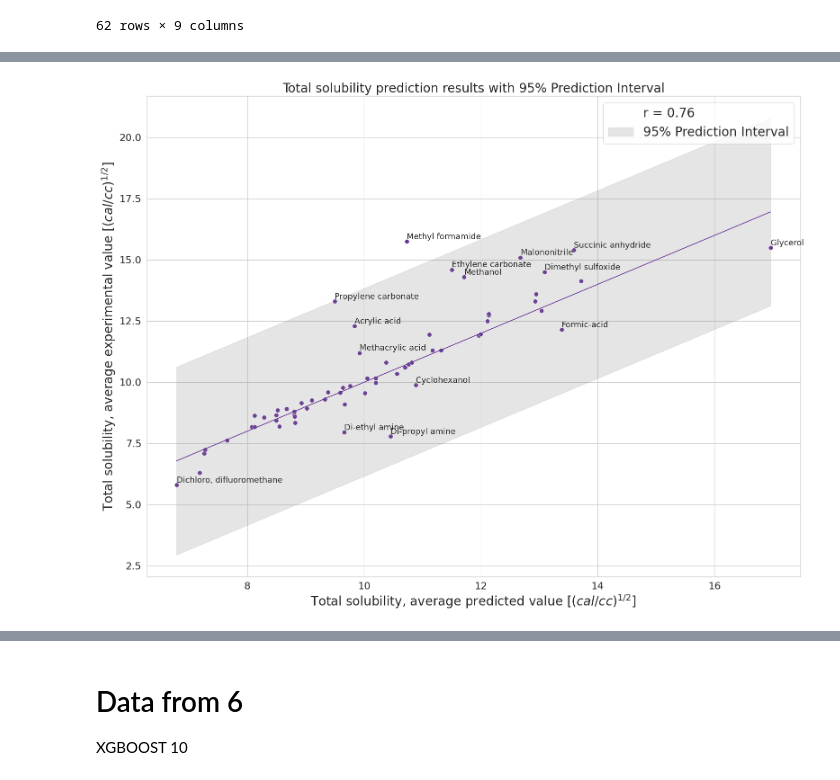
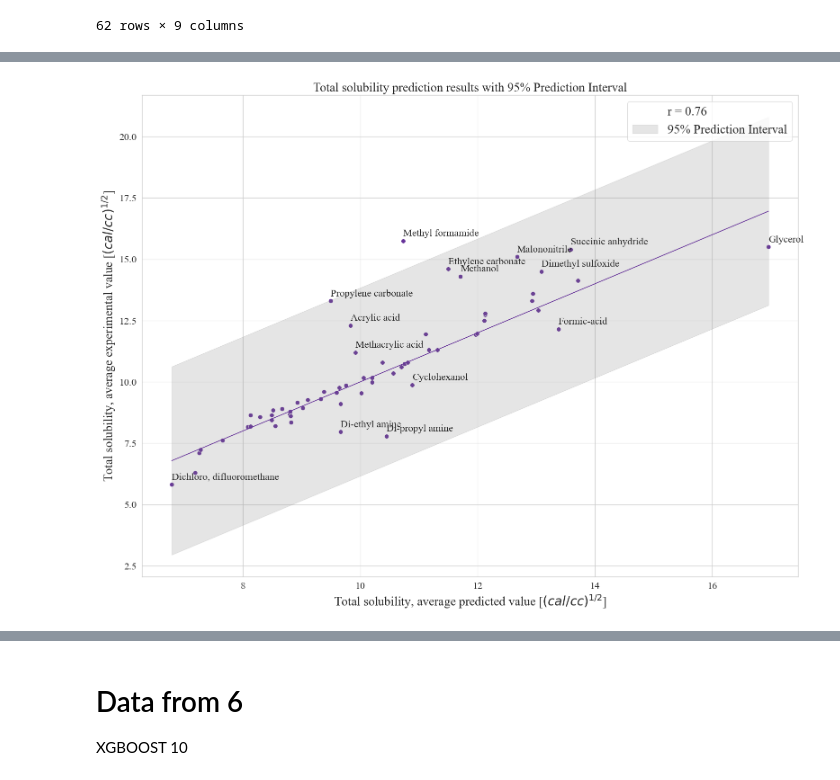
Before and after one commit to darjacvetkovic/HSP-predictions, a Jupyter notebook: plots.ipynb, the cells around one changed output, grey strips where cells are left out. Drawn from its saved outputs; the diff is of its cells as text; code cells hidden in the pictures.

Commit message:
Plot function fixes
Changed DPI and fonts for plots

```diff
--- a/plots.ipynb
+++ b/plots.ipynb
@@ -28,7 +28,7 @@ df
 62 rows × 9 columns
 # %%
 from matplotlib import rcParams
-rcParams['font.family'] = 'Georgia'
+rcParams['font.family'] = 'Times New Roman'
 # %%
 #42 col rename
 df.rename(columns={'avg.exp.value(cal/cc)1/2':'observed', 'PREDICTED SOL (cal/cc)1/2':'predicted'},inplace=True)
@@ -81,36 +64,36 @@ findfont: Font family 'Georgia' not found.
 # %%
 df = df.sort_values(by='predicted')  # Sort the DataFrame by 'predicted'
 
 z_score = 1.96
 df['lower_bound'] = df['predicted'] - z_score * df['predicted'].std()
 df['upper_bound'] = df['predicted'] + z_score * df['predicted'].std()
 
 # Create the scatter plot with prediction interval
 fig,ax=plt.subplots(figsize=(16, 12))
 ax=sns.scatterplot(x='predicted', y='observed', data=df,color='rebeccapurple',s=50)#rebeccapurple
 for i, row in df.iterrows():
     if row['Name'] in top_diff:
-        plt.annotate(row['Name'], (row['predicted'], row['observed']+0.1),fontsize=13)
+        plt.annotate(row['Name'], (row['predicted'], row['observed']+0.2),fontsize=16)
 
     #if row['predicted']>row['observed']+0.8 or  row['predicted']<row['observed']-0.8:
     #    plt.annotate(row['mol'], (row['predicted'], row['observed']))
 
 #sns.regplot(x='predicted', y='observed', data=df, scatter_kws={'alpha':0.5}, ci=95)
 fig.set_tight_layout(True)
 ax.plot([], [], ' ',color='white', label="r = 0.76")
 ax=sns.lineplot(x='predicted',y='predicted',data=df, color='rebeccapurple')
 ax.lines[0].set_linestyle("--")
 ax.fill_between(df['predicted'], df['lower_bound'], df['upper_bound'], color='grey', alpha=0.2, label='95% Prediction Interval')
 plt.title('Total solubility prediction results with 95% Prediction Interval',fontsize=20)
 plt.xlabel(r'Total solubility, average predicted value [$(cal/cc)^{1/2}$]',fontsize=20)
 plt.ylabel(r'Total solubility, average experimental value [$(cal/cc)^{1/2}$]',fontsize=20)
 ax.tick_params(labelsize=16)
 plt.legend(fontsize=20)
 plt.grid(True)
 plt.show()
-fig.savefig('figs/42_GNN.pdf',dpi=300)
+fig.savefig('figs/42_GNN.pdf',dpi=600)
 # %% [output]
-[figure, old version]
+[figure, new version]
 # %%
 df = df.sort_values(by='predicted')  # Sort the DataFrame by 'predicted'
 
```
Also changed, not shown: parts of 4 cells of this notebook, 36 other files.
